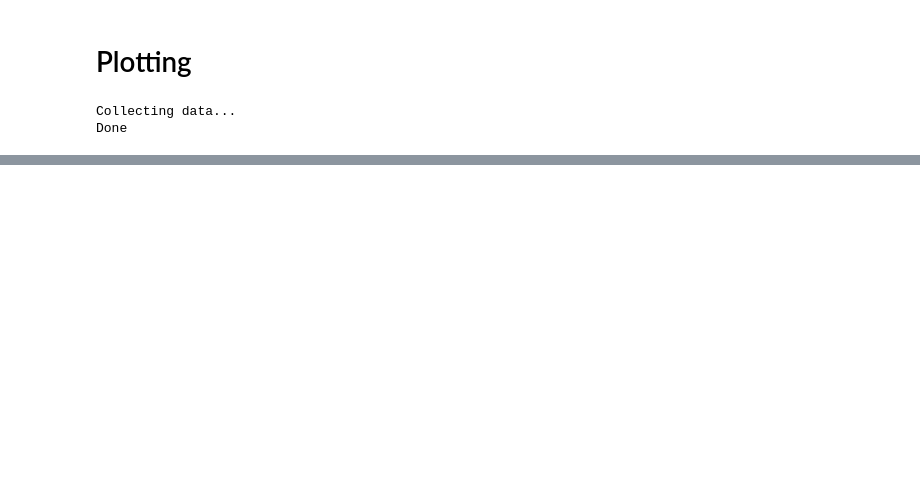
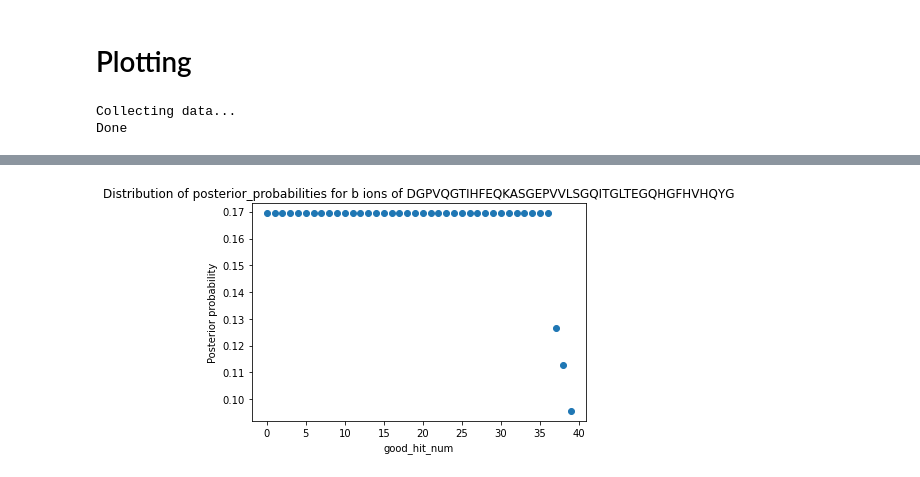
Before and after one commit to ryanlayerlab/hypedsearch, a Jupyter notebook: src/testing_framework/Boundary mapping.ipynb, the cells around one changed output, grey strips where cells are left out. Saved outputs shown, nothing was run; the diff lists cells and outputs as text; code cells hidden in the pictures; blank space fills up the shorter version.

```diff
--- a/src/testing_framework/Boundary mapping.ipynb
+++ b/src/testing_framework/Boundary mapping.ipynb
@@ -82,7 +82,8 @@ b_sorted_clusters = testing_utils.sort_clusters_by_post_prob(ion, boundaries, ma
 # %%
 b_sorted_clusters = sorted(b_sorted_clusters, key=operator.attrgetter('score', 'post_prob', 'pid', 'prior'), reverse = True)
 testing_utils.write_b_sorted_cluster(b_sorted_clusters)
-for x in b_sorted_clusters:
+for i in range(0, 50):
+    x = b_sorted_clusters[i]
     post_prob = x.post_prob
     score = x.score
     seq = x.seq
@@ -117,7 +118,8 @@ y_sorted_clusters = testing_utils.sort_clusters_by_post_prob(ion, boundaries, ma
 # %%
 testing_utils.write_y_sorted_cluster(y_sorted_clusters)
 y_sorted_clusters = sorted(y_sorted_clusters, key=operator.attrgetter('score', 'post_prob', 'pid', 'prior'), reverse = True)
-for x in y_sorted_clusters:
+for i in range(0, 50):
+    x = y_sorted_clusters[i]
     post_prob = x.post_prob
     score = x.score
     seq = x.seq
@@ -243,11 +182,0 @@ I want to be able to only view the b or y hits from a certain protein
-# %%
-# b_hits
-target_pid = 274
-b_target_clusters = []
-for cluster in b_sorted_clusters:
-    if cluster.pid == target_pid:
-        b_target_clusters.append(cluster)
-
-for cluster in b_target_clusters:
-    non_indices = str(cluster.score) + '\t' + str(cluster.prob) + '\t' + str(cluster.pid) + '\t' + cluster.seq
-    print(non_indices + '\t'+ '\t'.join([str(o) for o in cluster.indices]))
@@ -256,11 +182,0 @@ AttributeError: 'cluster' object has no attribute 'prob'
-# %%
-# y_hits
-target_pid = 274
-y_target_clusters = []
-for cluster in y_sorted_clusters:
-    if cluster.pid == target_pid:
-        y_target_clusters.append(cluster)
-
-for cluster in y_target_clusters:
-    non_indices = str(cluster.score) + '\t' + str(cluster.prob) + '\t' + str(cluster.pid) + '\t' + cluster.seq
-    print(non_indices + '\t'+ '\t'.join([str(o) for o in cluster.indices]))
@@ -305,0 +246,9 @@ AttributeError: 'int' object has no attribute 'indices'
+# %%
+fig1, ax1 = plt.subplots()
+ax1.scatter(x = b_range, y = b_post_prob_array)
+plt.title("Distribution of posterior_probabilities for b ions of " + correct_sequence)
+plt.xlabel("good_hit_num")
+plt.ylabel("Posterior probability")
+plt.show()
+# %% [output]
+[figure, added]
```
Also changed, not shown: parts of 30 cells of this notebook, 3 other files.
